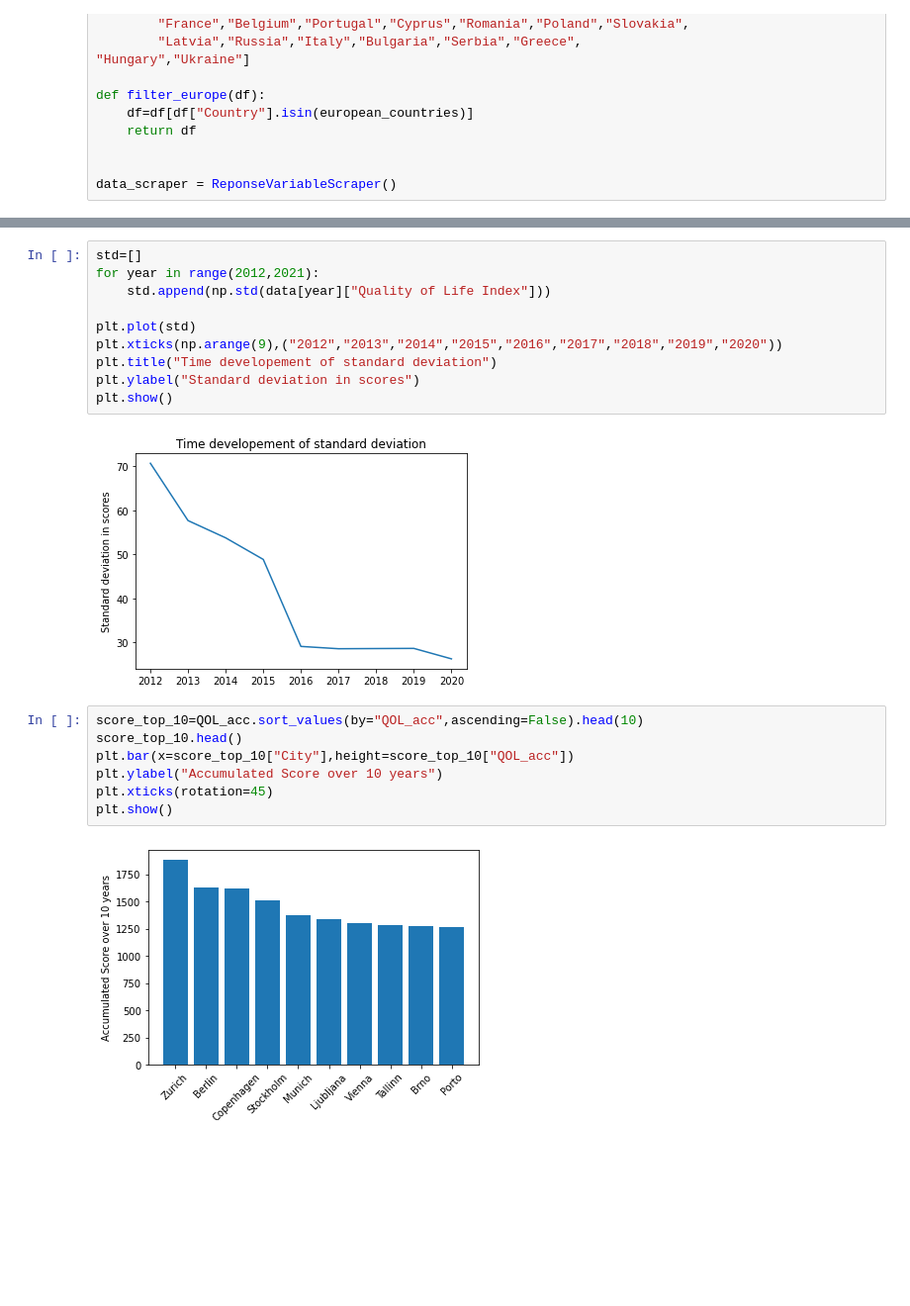
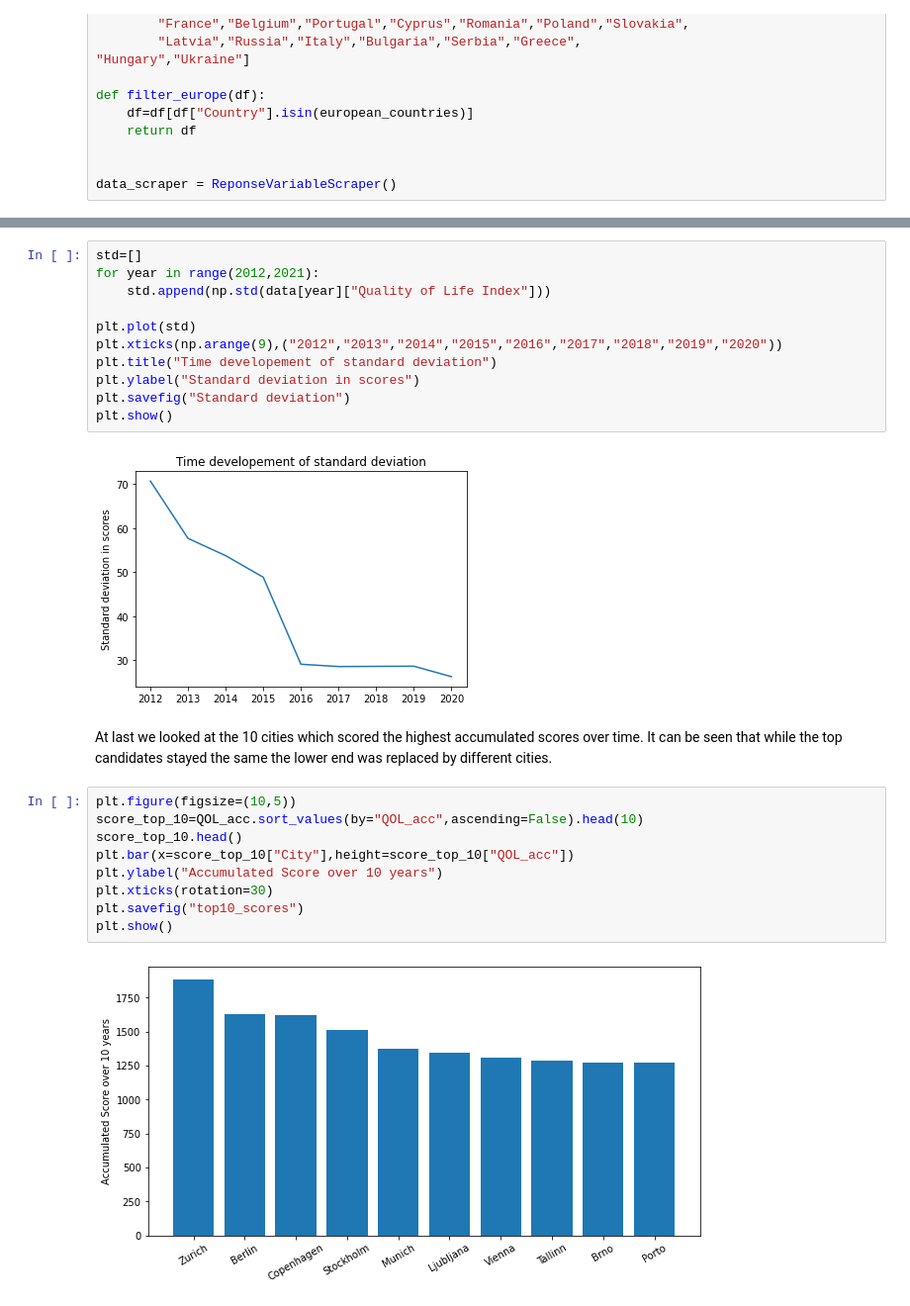
Before and after one commit to NikolasHaimerl/DOP_EX3, a Jupyter notebook: src/analysis/time_analysis.ipynb, the cells around one changed output, grey strips where cells are left out. Shown at 99% size. Drawn from its saved outputs; the diff is of its cells as text; blank space fills up the shorter version.

```diff
--- a/src/analysis/time_analysis.ipynb
+++ b/src/analysis/time_analysis.ipynb
@@ -152,18 +160,23 @@ plt.plot(std)
 plt.xticks(np.arange(9),("2012","2013","2014","2015","2016","2017","2018","2019","2020"))
 plt.title("Time developement of standard deviation")
 plt.ylabel("Standard deviation in scores")
+plt.savefig("Standard deviation")
 plt.show()
 # %% [output]
 [figure]
+# %% [markdown]
+At last we looked at the 10 cities which scored the highest accumulated scores over time. It can be seen that while the top candidates stayed the same the lower end was replaced by different cities.
 # %%
+plt.figure(figsize=(10,5))
 score_top_10=QOL_acc.sort_values(by="QOL_acc",ascending=False).head(10)
 score_top_10.head()
 plt.bar(x=score_top_10["City"],height=score_top_10["QOL_acc"])
 plt.ylabel("Accumulated Score over 10 years")
-plt.xticks(rotation=45)
+plt.xticks(rotation=30)
+plt.savefig("top10_scores")
 plt.show()
 # %% [output]
-[figure, old version]
+[figure, new version]
 # %%
 time_dependency_score_acc={}
 for city in score_top_10["City"]:
```
Also changed, not shown: parts of 13 cells of this notebook, 1 other file.
